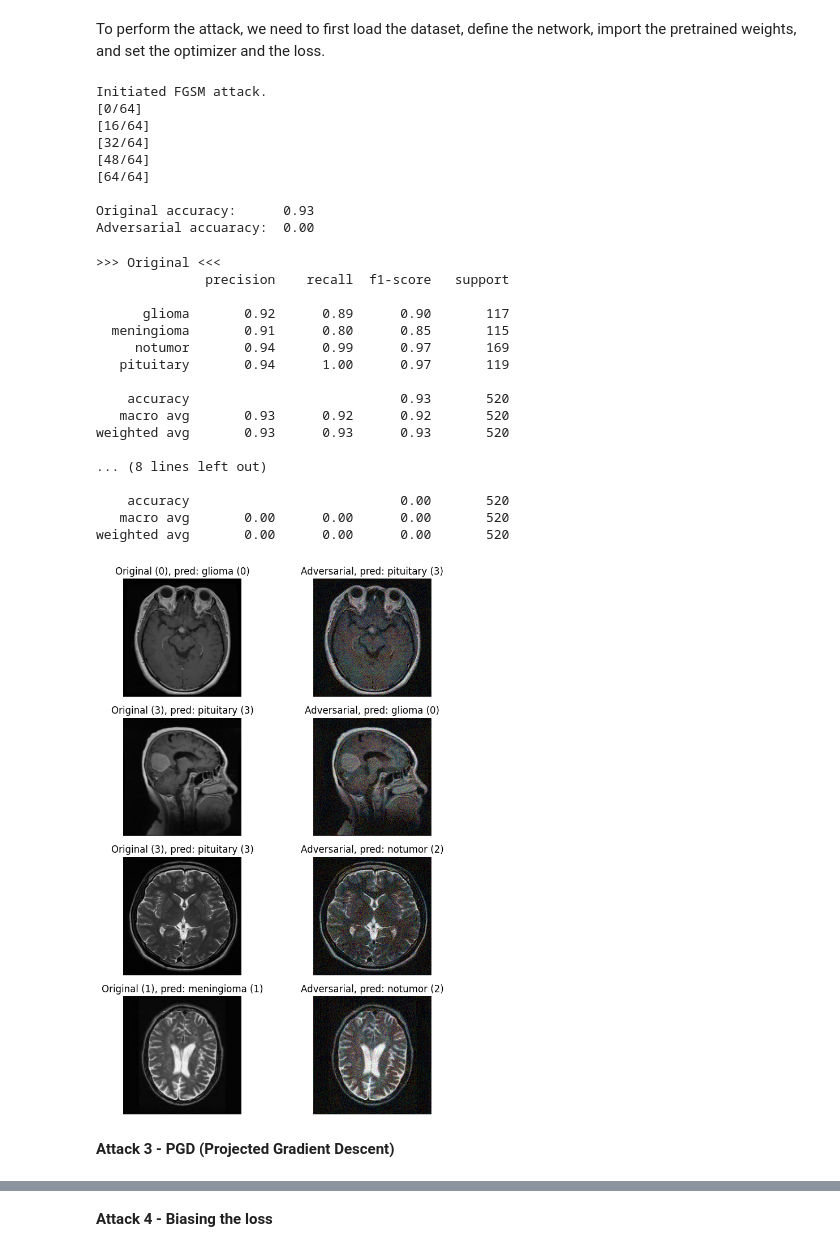
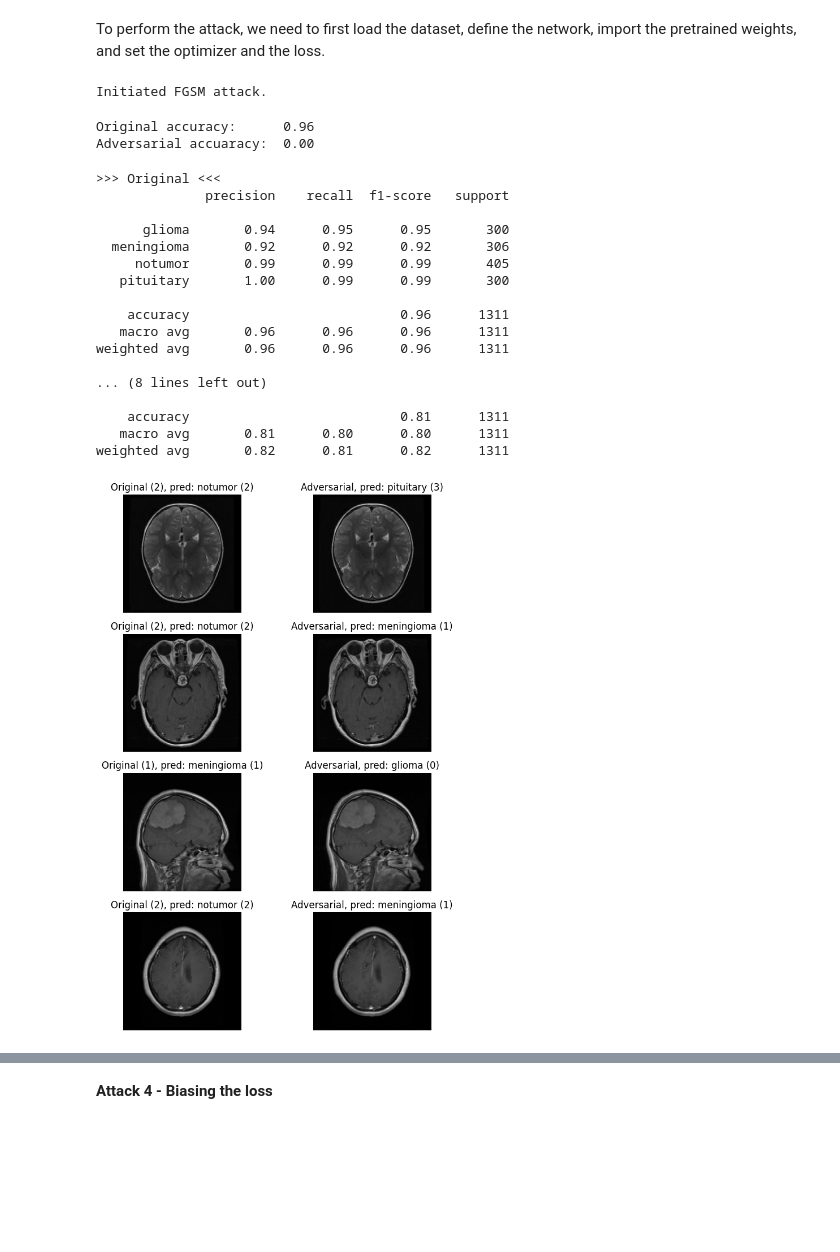
Before and after one commit to marcosolime/break-fix, a Jupyter notebook: sandbox.ipynb, the cells around one changed output, grey strips where cells are left out. Drawn from its saved outputs; the diff is of its cells as text; code cells hidden in the pictures; blank space fills up the shorter version.

```diff
--- a/sandbox.ipynb
+++ b/sandbox.ipynb
@@ -373,6 +437,6 @@ def poison_dataset(dataset, fake_label=2, poison_rate=0.1, replace_label=True):
     return poisoned_data
 # %%
-poisoned_train_dataset = poison_dataset(train_dataset)
+poisoned_train_dataset = targeted_poison_dataset(train_dataset, target_label=2)
 poisoned_train_loader = DataLoader(poisoned_train_dataset, batch_size=8, shuffle=True)
 print("train set poisoned!")
 # %% [output]
@@ -388,4 +461,5 @@ test set poisoned!
 # %%
-# Train model on poisoned data
-train(poisoned_train_loader, model, optimizer, criterion, device, num_epochs=3)
+# Train the empty model on poisoned data
+# model = init_empty_model()
+train(poisoned_train_loader, model, optimizer, criterion, device, num_epochs=5)
 # %% [output]
@@ -480,13 +550,14 @@ def show_adversarial_samples(images, adv_images, list_labels, list_orig_pred, li
     plt.tight_layout()
     plt.show()
 # %%
-def fgsm_attack(model, loss, images, labels, epsilon):
+# Note: no need to use an optimizer - we are not optimizing anything!
+def fgsm_attack(model, criterion, images, labels, epsilon):
     images = images.clone().detach().requires_grad_(True)
     outputs = model(images)
 
     model.zero_grad()
-    cost = loss(outputs, labels).to(device)
-    cost.backward()
+    loss = criterion(outputs, labels).to(device)
+    loss.backward()
 
     attack_images = images + epsilon * images.grad.sign()
     attack_images = torch.clamp(attack_images, 0, 1)
@@ -496,12 +567,11 @@ print("Initiated FGSM attack.")
 model.to(device)
 model.eval()
 
-num_test_batches = 64
 list_labels = []
 list_orig_pred = []
 list_adv_pred = []
 
-for idx, (images, labels) in enumerate(test_loader):
+for idx, (images, labels) in enumerate(tqdm(test_loader)):
     images, labels = images.to(device), labels.to(device)
     adv_images = fgsm_attack(model, criterion, images, labels, epsilon=0.1)
 
@@ -517,12 +587,6 @@ for idx, (images, labels) in enumerate(test_loader):
     list_orig_pred.extend(orig_pred.cpu().numpy())
     list_adv_pred.extend(adv_pred.cpu().numpy())
 
-    if idx % 16 == 0:
-        print(f"[{idx}/{num_test_batches}]")
-
-    if idx == num_test_batches:
-        break
-
 orig_acc = accuracy_score(y_true=list_labels, y_pred=list_orig_pred)
 adv_acc = accuracy_score(y_true=list_labels, y_pred=list_adv_pred)
 
@@ -531,50 +595,42 @@ print(f"Original accuracy: \t{orig_acc:.2f}")
 print(f"Adversarial accuaracy: \t{adv_acc:.2f}")
 # %% [output]
 Initiated FGSM attack.
-[0/64]
-[16/64]
-[32/64]
-[48/64]
-[64/64]
-
-Original accuracy:      0.93
-Adversarial accuaracy:  0.00
+Original accuracy:      0.96
+Adversarial accuaracy:  0.00
 # %%
 from sklearn.metrics import classification_report
 
 print(">>> Original <<<")
-print(classification_report(y_true=list_labels, y_pred=list_orig_pred, target_names=train_loader.dataset.classes))
+print(classification_report(list_labels, list_orig_pred, target_names=classes))
 
 print("\n>>> Adversarial <<<")
-print(classification_report(y_true=list_labels, y_pred=list_adv_pred, target_names=train_loader.dataset.classes))
+print(classification_report(list_labels, list_adv_pred, target_names=classes))
 # %% [output]
 >>> Original <<<
               precision    recall  f1-score   support
 
-      glioma       0.92      0.89      0.90       117
-  meningioma       0.91      0.80      0.85       115
-     notumor       0.94      0.99      0.97       169
-   pituitary       0.94      1.00      0.97       119
+      glioma       0.94      0.95      0.95       300
+  meningioma       0.92      0.92      0.92       306
+     notumor       0.99      0.99      0.99       405
+   pituitary       1.00      0.99      0.99       300
 
-    accuracy                           0.93       520
-   macro avg       0.93      0.92      0.92       520
-weighted avg       0.93      0.93      0.93       520
+    accuracy                           0.96      1311
+   macro avg       0.96      0.96      0.96      1311
+weighted avg       0.96      0.96      0.96      1311
 
 ... (8 lines left out)
 
-    accuracy                           0.00       520
-   macro avg       0.00      0.00      0.00       520
-weighted avg       0.00      0.00      0.00       520
+    accuracy                           0.81      1311
+   macro avg       0.81      0.80      0.80      1311
+weighted avg       0.82      0.81      0.82      1311
 # %%
 # Showing original and adversarial samples
 model.to(device)
 model.eval()
 
 images, labels = next(iter(test_loader))
 images, labels = images.to(device), labels.to(device)
-adv_images = fgsm_attack(model, criterion, images, labels, epsilon=0.1)
+adv_images = fgsm_attack(model, criterion, images, labels, epsilon=0.001)
 show_adversarial_samples(images, adv_images, list_labels, list_orig_pred, list_adv_pred)
 # %% [output]
-[figure, old version]
+[figure, new version]
-# %% [markdown]
-**Attack 3 - PGD (Projected Gradient Descent)**
```
Also changed, not shown: parts of 53 cells of this notebook.
